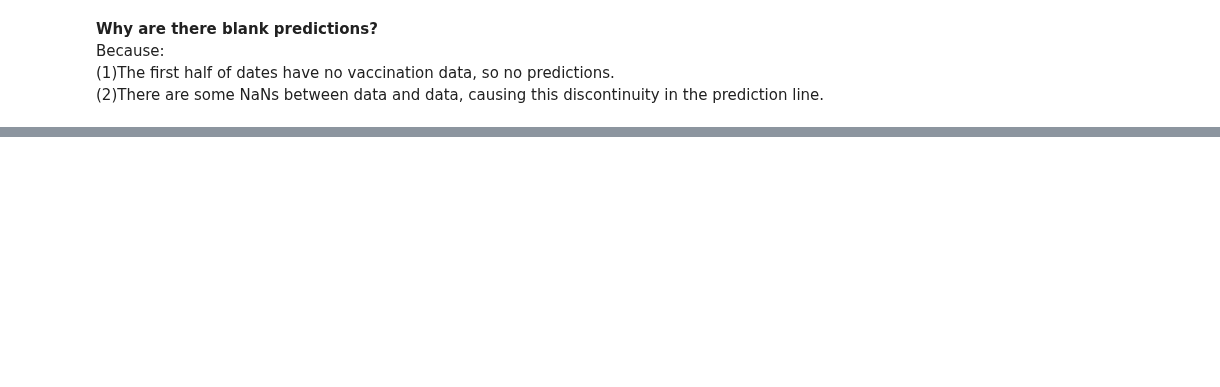
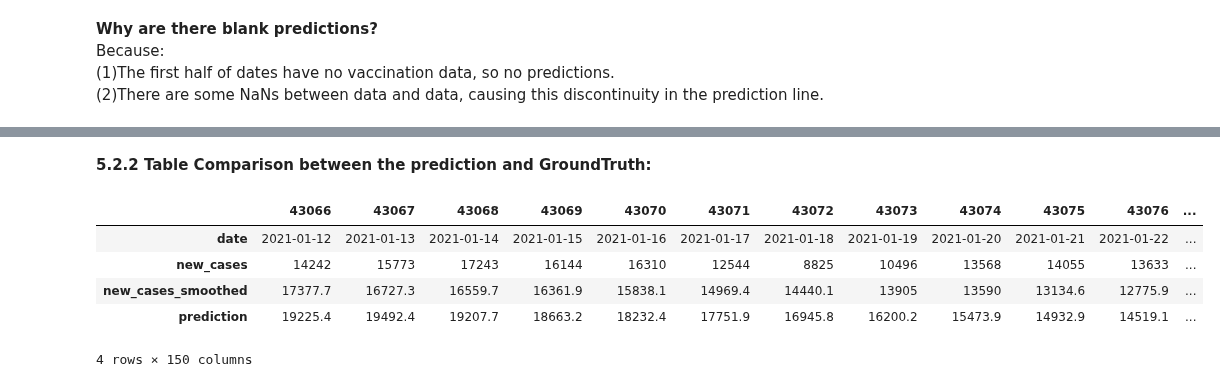
Before and after one commit to Codelerious/Covid19-Analytics, a Jupyter notebook: Covid_19Project.ipynb, the cells around one changed output, grey strips where cells are left out. Saved outputs shown, nothing was run; the diff lists cells and outputs as text; code cells hidden in the pictures; blank space fills up the shorter version.

```diff
--- a/Covid_19Project.ipynb
+++ b/Covid_19Project.ipynb
@@ -470,0 +512,14 @@ Because:<br/>
+# %% [markdown]
+**5.2.2 Table Comparison between the prediction and GroundTruth:**
+# %%
+df_current=df_current[~np.isnan(df_current['prediction'])]
+df_current=df_current.loc[:,['date','new_cases','new_cases_smoothed','prediction']]
+df_current=InverseDF(df_current)
+df_current
+# %% [output]
+|  | 43066 | 43067 | 43068 | 43069 | 43070 | 43071 | 43072 | 43073 | 43074 | 43075 | 43076 | ... |
+| date | 2021-01-12 | 2021-01-13 | 2021-01-14 | 2021-01-15 | 2021-01-16 | 2021-01-17 | 2021-01-18 | 2021-01-19 | 2021-01-20 | 2021-01-21 | 2021-01-22 | ... |
+| new_cases | 14242 | 15773 | 17243 | 16144 | 16310 | 12544 | 8825 | 10496 | 13568 | 14055 | 13633 | ... |
+| new_cases_smoothed | 17377.7 | 16727.3 | 16559.7 | 16361.9 | 15838.1 | 14969.4 | 14440.1 | 13905 | 13590 | 13134.6 | 12775.9 | ... |
+| prediction | 19225.4 | 19492.4 | 19207.7 | 18663.2 | 18232.4 | 17751.9 | 16945.8 | 16200.2 | 15473.9 | 14932.9 | 14519.1 | ... |
+4 rows × 150 columns
```
Also changed, not shown: parts of 28 cells of this notebook.
